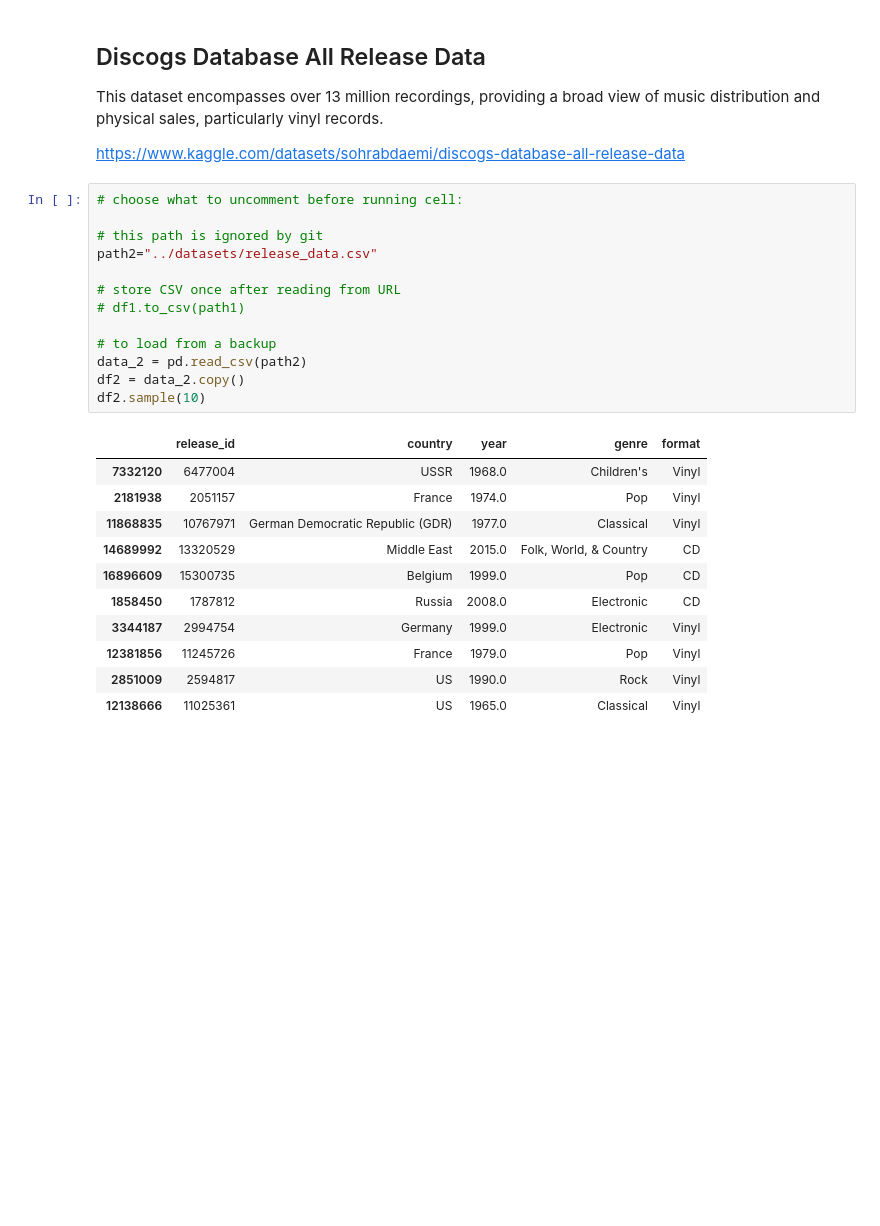
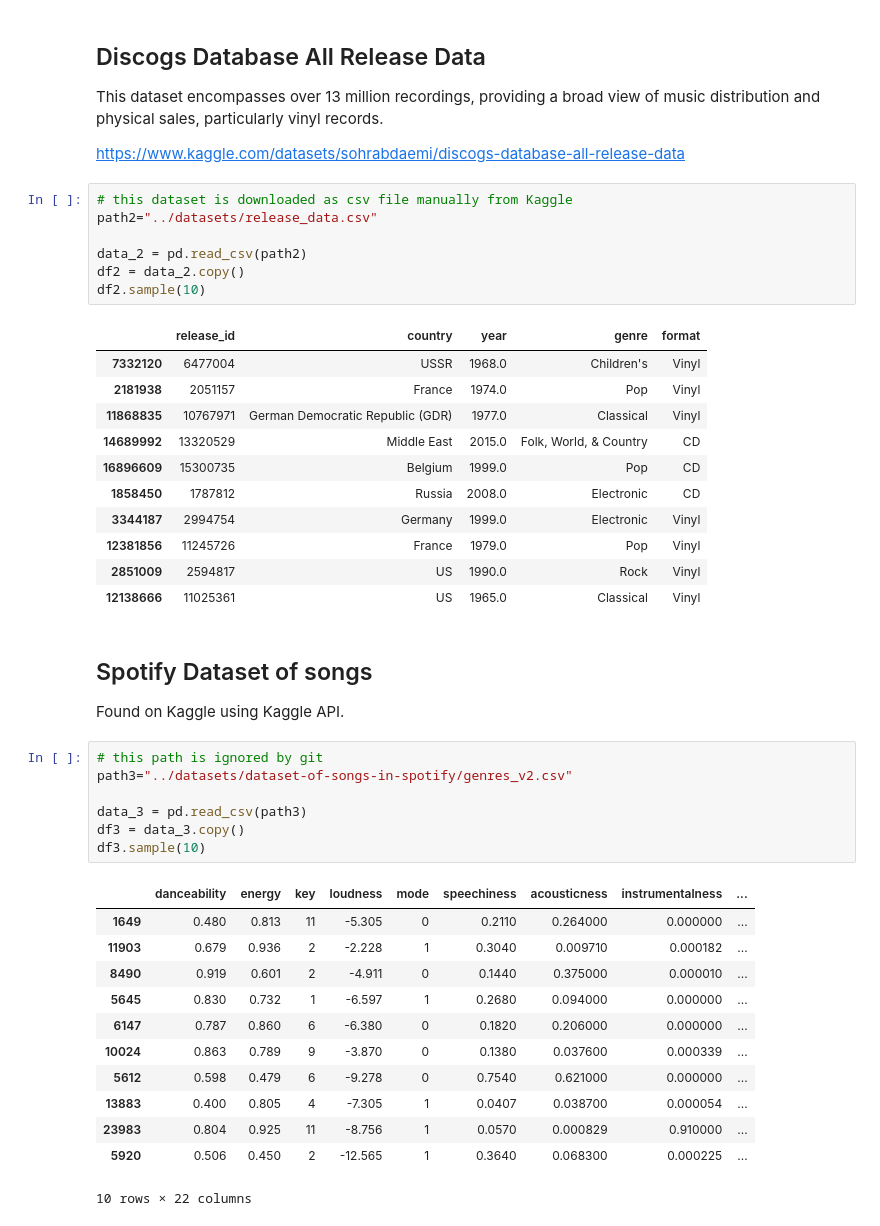
Before and after one commit to Funnear/end-to-end-data-analysis, a Jupyter notebook: brainstorming/datasets.ipynb, the cells around one changed output. Drawn from its saved outputs; the diff is of its cells as text; blank space fills up the shorter version.

```diff
--- a/brainstorming/datasets.ipynb
+++ b/brainstorming/datasets.ipynb
@@ -44,15 +44,9 @@ This dataset encompasses over 13 million recordings, providing a broad view of m
 
 https://www.kaggle.com/datasets/sohrabdaemi/discogs-database-all-release-data
 # %%
-# choose what to uncomment before running cell:
-
-# this path is ignored by git
+# this dataset is downloaded as csv file manually from Kaggle
 path2="../datasets/release_data.csv"
 
-# store CSV once after reading from URL
-# df1.to_csv(path1)
-
-# to load from a backup
 data_2 = pd.read_csv(path2)
 df2 = data_2.copy()
 df2.sample(10)
@@ -68,3 +62,26 @@ df2.sample(10)
 | 12381856 | 11245726 | France | 1979.0 | Pop | Vinyl |
 | 2851009 | 2594817 | US | 1990.0 | Rock | Vinyl |
 | 12138666 | 11025361 | US | 1965.0 | Classical | Vinyl |
+# %% [markdown]
+## Spotify Dataset of songs
+Found on Kaggle using Kaggle API.
+# %%
+# this path is ignored by git
+path3="../datasets/dataset-of-songs-in-spotify/genres_v2.csv"
+
+data_3 = pd.read_csv(path3)
+df3 = data_3.copy()
+df3.sample(10)
+# %% [output]
+|  | danceability | energy | key | loudness | mode | speechiness | acousticness | instrumentalness | ... |
+| 1649 | 0.480 | 0.813 | 11 | -5.305 | 0 | 0.2110 | 0.264000 | 0.000000 | ... |
+| 11903 | 0.679 | 0.936 | 2 | -2.228 | 1 | 0.3040 | 0.009710 | 0.000182 | ... |
+| 8490 | 0.919 | 0.601 | 2 | -4.911 | 0 | 0.1440 | 0.375000 | 0.000010 | ... |
+| 5645 | 0.830 | 0.732 | 1 | -6.597 | 1 | 0.2680 | 0.094000 | 0.000000 | ... |
+| 6147 | 0.787 | 0.860 | 6 | -6.380 | 0 | 0.1820 | 0.206000 | 0.000000 | ... |
+| 10024 | 0.863 | 0.789 | 9 | -3.870 | 0 | 0.1380 | 0.037600 | 0.000339 | ... |
+| 5612 | 0.598 | 0.479 | 6 | -9.278 | 0 | 0.7540 | 0.621000 | 0.000000 | ... |
+| 13883 | 0.400 | 0.805 | 4 | -7.305 | 1 | 0.0407 | 0.038700 | 0.000054 | ... |
+| 23983 | 0.804 | 0.925 | 11 | -8.756 | 1 | 0.0570 | 0.000829 | 0.910000 | ... |
+| 5920 | 0.506 | 0.450 | 2 | -12.565 | 1 | 0.3640 | 0.068300 | 0.000225 | ... |
+10 rows × 22 columns
```
Also changed, not shown: parts of 6 cells of this notebook, 2 other files.
